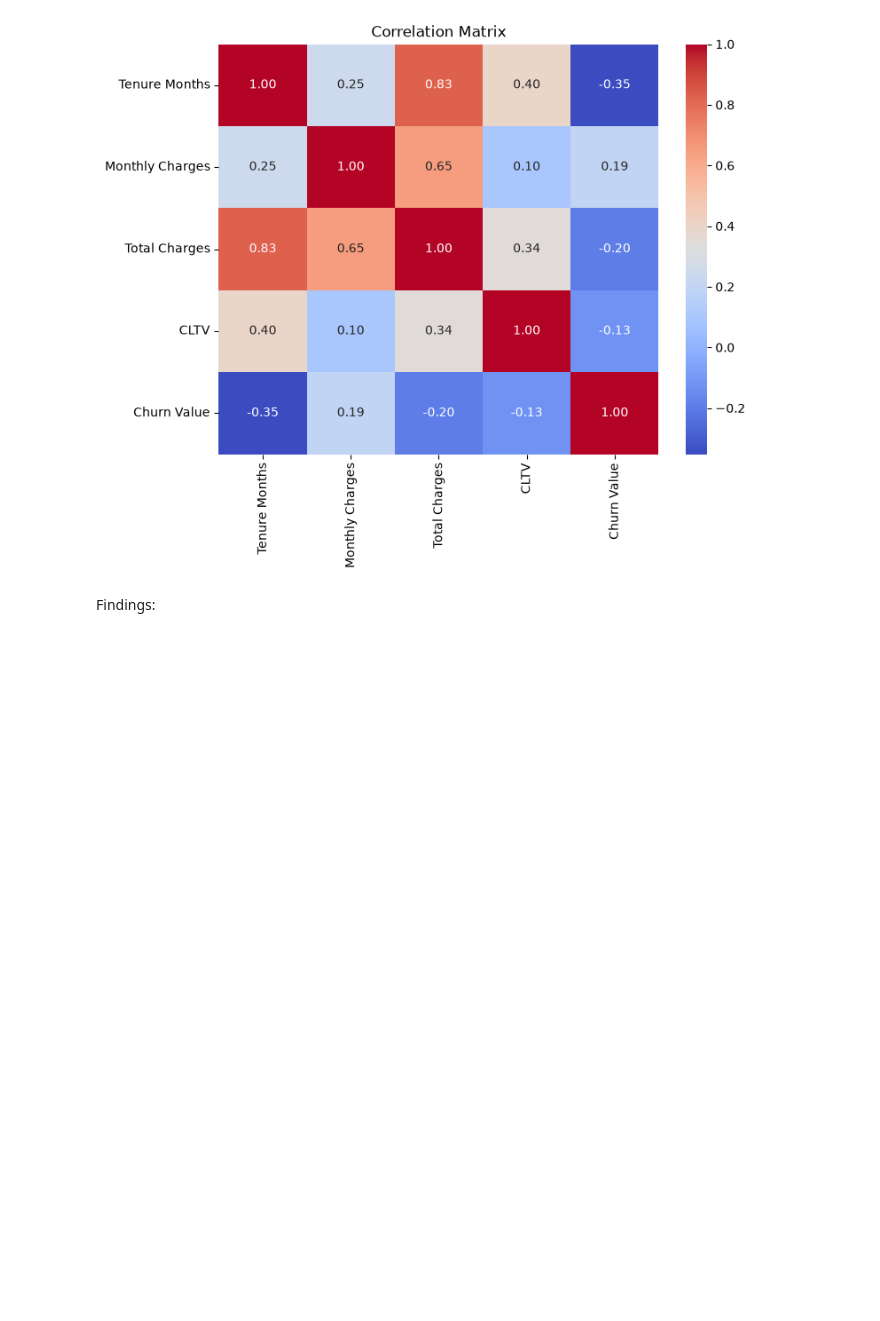
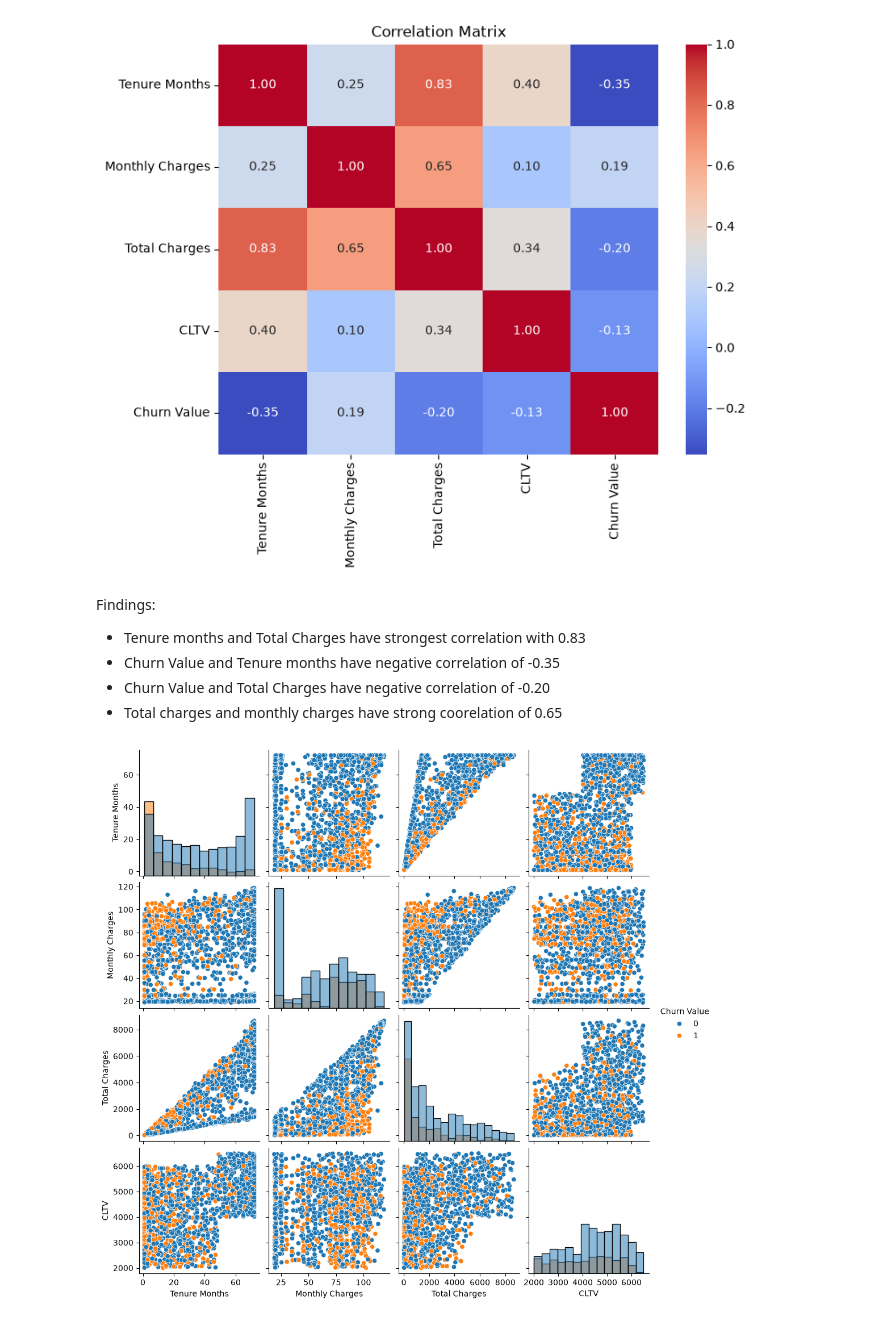
Before and after one commit to reddyvaru/customer-churn-prediction-system, a Jupyter notebook: notebooks/02_eda.ipynb, the cells around one changed output. Cells and saved outputs as stored; diff of their text form; code cells hidden in the pictures; blank space fills up the shorter version.

```diff
--- a/notebooks/02_eda.ipynb
+++ b/notebooks/02_eda.ipynb
@@ -412,3 +412,30 @@ plt.show()
 [figure]
 # %% [markdown]
 Findings:
+* Tenure months and Total Charges have strongest correlation with 0.83
+* Churn Value and Tenure months have negative correlation of -0.35
+* Churn Value and Total Charges have negative correlation of -0.20
+* Total charges and monthly charges have strong coorelation of 0.65
+# %%
+pairplot_cols = [
+    "Tenure Months",
+    "Monthly Charges",
+    "Total Charges",
+    "CLTV",
+    "Churn Value"
+]
+
+sample_df = df[pairplot_cols].sample(
+    n=1500,
+    random_state=42
+)
+
+sns.pairplot(
+    sample_df,
+    hue="Churn Value",
+    diag_kind="hist"
+)
+
+plt.show()
+# %% [output]
+[figure, added]
```
Also changed, not shown: parts of 2 cells of this notebook, 5 other files.
